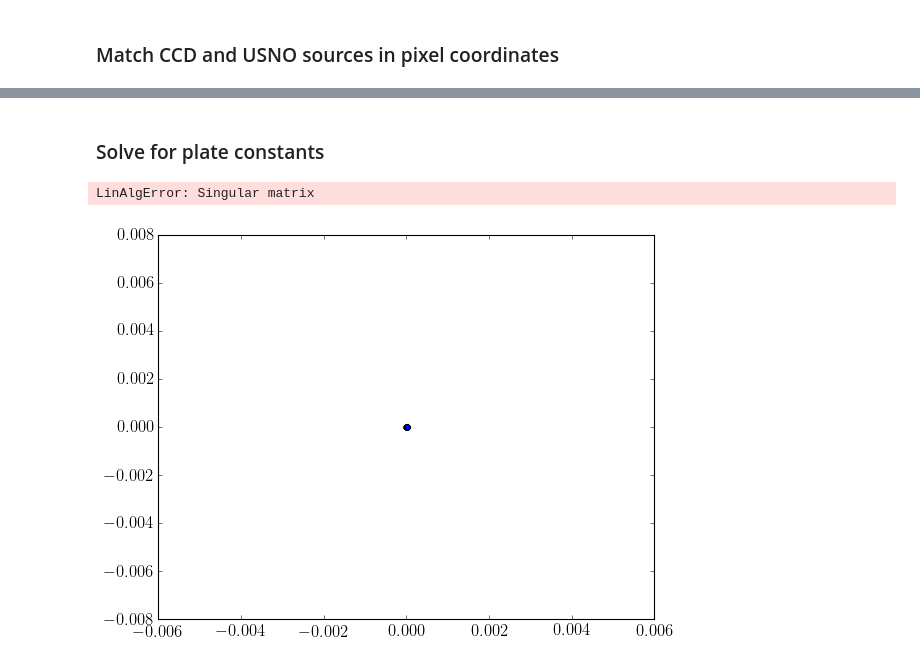
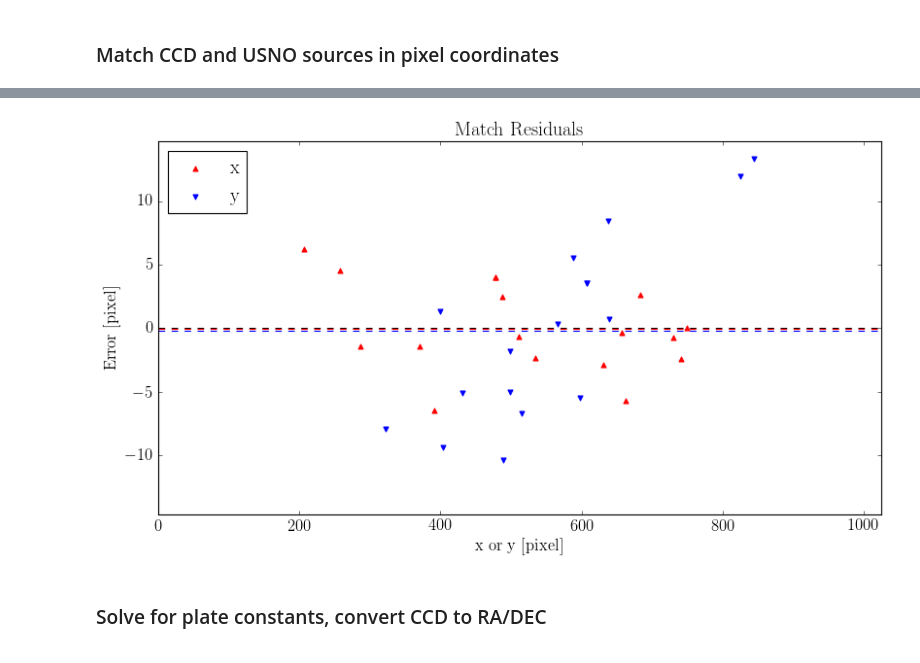
Before and after one commit to jbirky/AsteroidAstrometry, a Jupyter notebook: positions.ipynb, the cells around one changed output, grey strips where cells are left out. Drawn from its saved outputs; the diff is of its cells as text; code cells hidden in the pictures.

```diff
--- a/positions.ipynb
+++ b/positions.ipynb
@@ -109,13 +108,6 @@ plotMatch(xm1, ym1, xm2, ym2)
+# %%
+plotResiduals(xm1, ym1, xm2, ym2, unit='pixel', title='Match Residuals')
+# %% [output]
+[figure, added]
 # %% [markdown]
-### Solve for plate constants
+### Solve for plate constants, convert CCD to RA/DEC
-# %%
-Xm_proj, Ym_proj = projectedToPixelIdealInv(xm2, ym2)
-
-Xccd, Yccd = projectedToPixel(xm1, ym1, Xm_proj, Ym_proj)
-# %% [output]
-LinAlgError: Singular matrix
-# %%
-plt.scatter(Xccd, Yccd)
-plt.show()
-# %% [output]
-[figure, removed]
```
Also changed, not shown: parts of 6 cells of this notebook.
